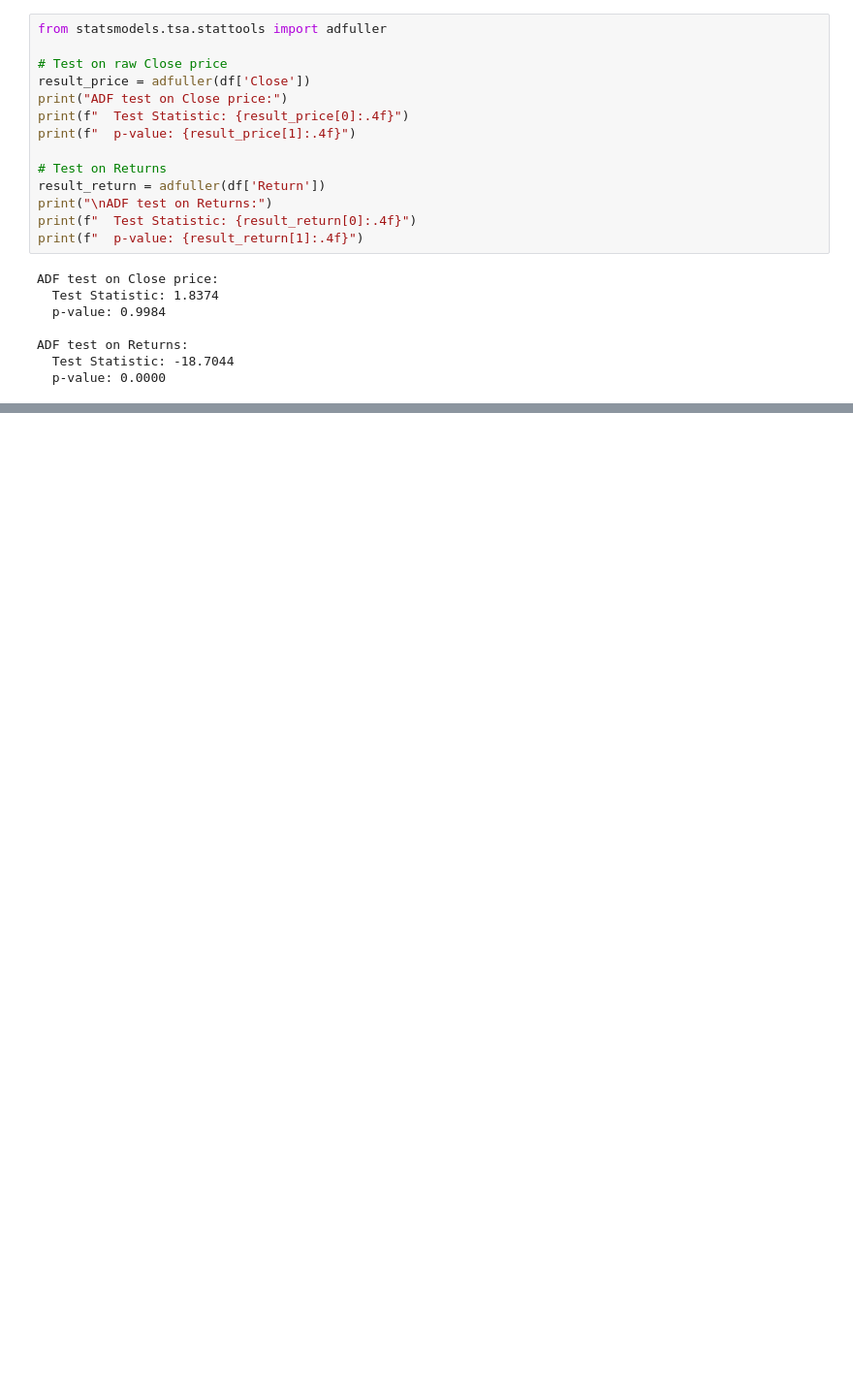
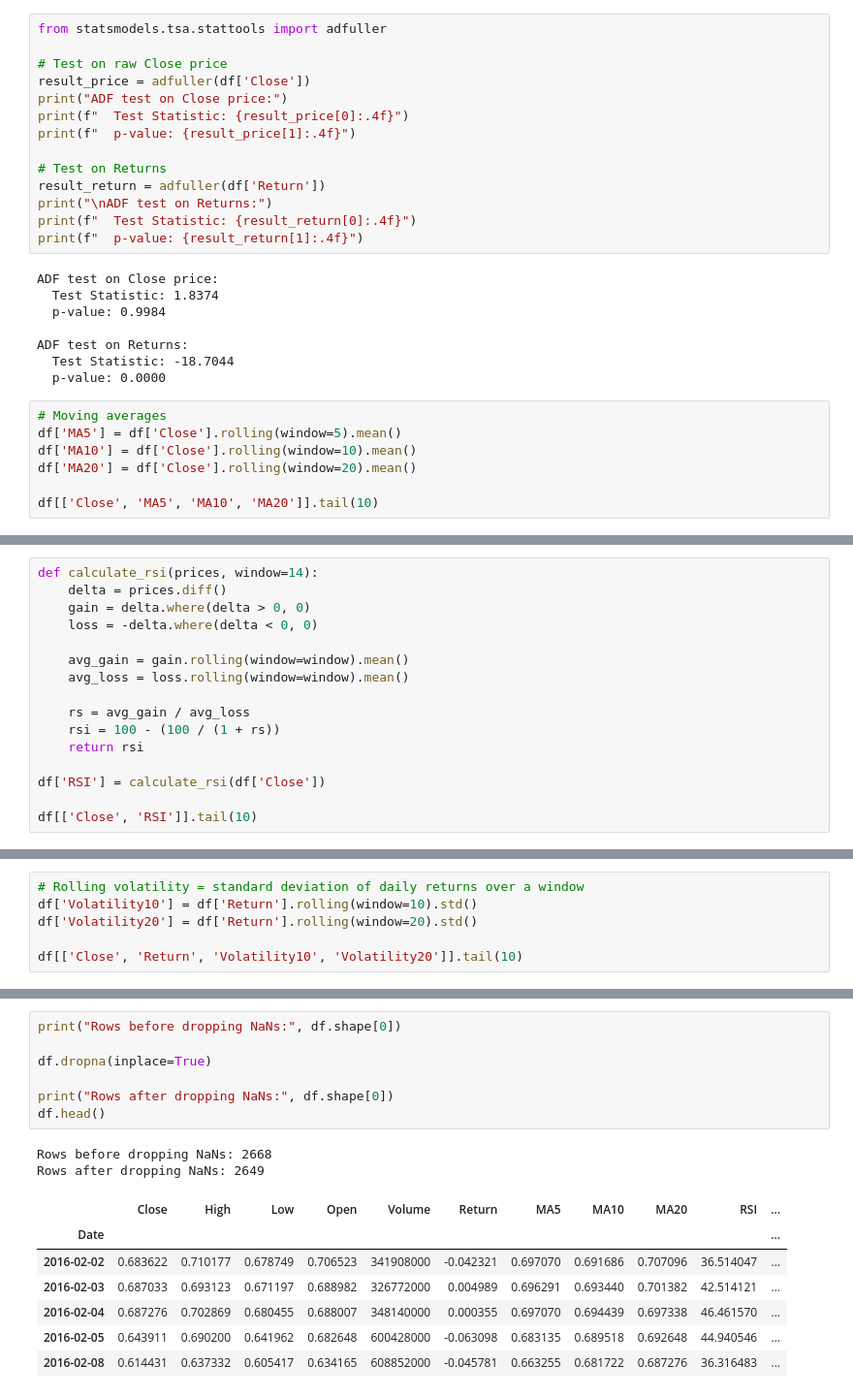
Before and after one commit to YashBhangale216/Stock-Price-Prediction-Financial-Modeling, a Jupyter notebook: eda.ipynb, the cells around one changed output, grey strips where cells are left out. Shown at 97% size. Drawn from its saved outputs; the diff is of its cells as text; blank space fills up the shorter version.

Commit message:
PROJECT OVER

```diff
--- a/eda.ipynb
+++ b/eda.ipynb
@@ -101,3 +101,10 @@ ADF test on Close price:
 ADF test on Returns:
   Test Statistic: -18.7044
   p-value: 0.0000
+# %%
+# Moving averages
+df['MA5'] = df['Close'].rolling(window=5).mean()
+df['MA10'] = df['Close'].rolling(window=10).mean()
+df['MA20'] = df['Close'].rolling(window=20).mean()
+
+df[['Close', 'MA5', 'MA10', 'MA20']].tail(10)
@@ -103,0 +124,16 @@ ADF test on Returns:
+# %%
+def calculate_rsi(prices, window=14):
+    delta = prices.diff()
+    gain = delta.where(delta > 0, 0)
+    loss = -delta.where(delta < 0, 0)
+
+    avg_gain = gain.rolling(window=window).mean()
+    avg_loss = loss.rolling(window=window).mean()
+
+    rs = avg_gain / avg_loss
+    rsi = 100 - (100 / (1 + rs))
+    return rsi
+
+df['RSI'] = calculate_rsi(df['Close'])
+
+df[['Close', 'RSI']].tail(10)
@@ -103,0 +153,6 @@ ADF test on Returns:
+# %%
+# Rolling volatility = standard deviation of daily returns over a window
+df['Volatility10'] = df['Return'].rolling(window=10).std()
+df['Volatility20'] = df['Return'].rolling(window=20).std()
+
+df[['Close', 'Return', 'Volatility10', 'Volatility20']].tail(10)
@@ -103,0 +172,17 @@ ADF test on Returns:
+# %%
+print("Rows before dropping NaNs:", df.shape[0])
+
+df.dropna(inplace=True)
+
+print("Rows after dropping NaNs:", df.shape[0])
+df.head()
+# %% [output]
+Rows before dropping NaNs: 2668
+Rows after dropping NaNs: 2649
+|  | Close | High | Low | Open | Volume | Return | MA5 | MA10 | MA20 | RSI | ... |
+| Date |  |  |  |  |  |  |  |  |  |  | ... |
+| 2016-02-02 | 0.683622 | 0.710177 | 0.678749 | 0.706523 | 341908000 | -0.042321 | 0.697070 | 0.691686 | 0.707096 | 36.514047 | ... |
+| 2016-02-03 | 0.687033 | 0.693123 | 0.671197 | 0.688982 | 326772000 | 0.004989 | 0.696291 | 0.693440 | 0.701382 | 42.514121 | ... |
+| 2016-02-04 | 0.687276 | 0.702869 | 0.680455 | 0.688007 | 348140000 | 0.000355 | 0.697070 | 0.694439 | 0.697338 | 46.461570 | ... |
+| 2016-02-05 | 0.643911 | 0.690200 | 0.641962 | 0.682648 | 600428000 | -0.063098 | 0.683135 | 0.689518 | 0.692648 | 44.940546 | ... |
+| 2016-02-08 | 0.614431 | 0.637332 | 0.605417 | 0.634165 | 608852000 | -0.045781 | 0.663255 | 0.681722 | 0.687276 | 36.316483 | ... |
```
Also changed, not shown: parts of 7 cells of this notebook.
